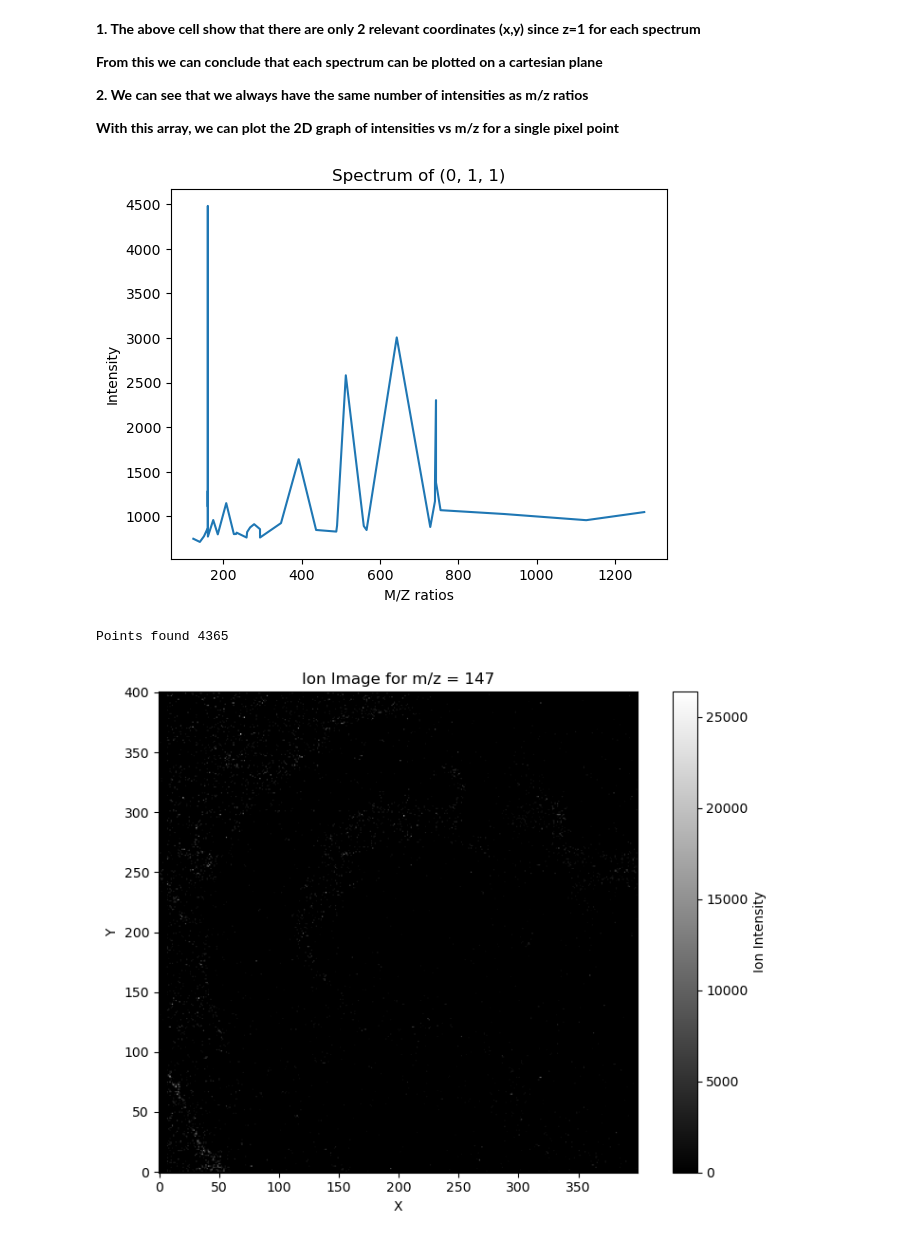
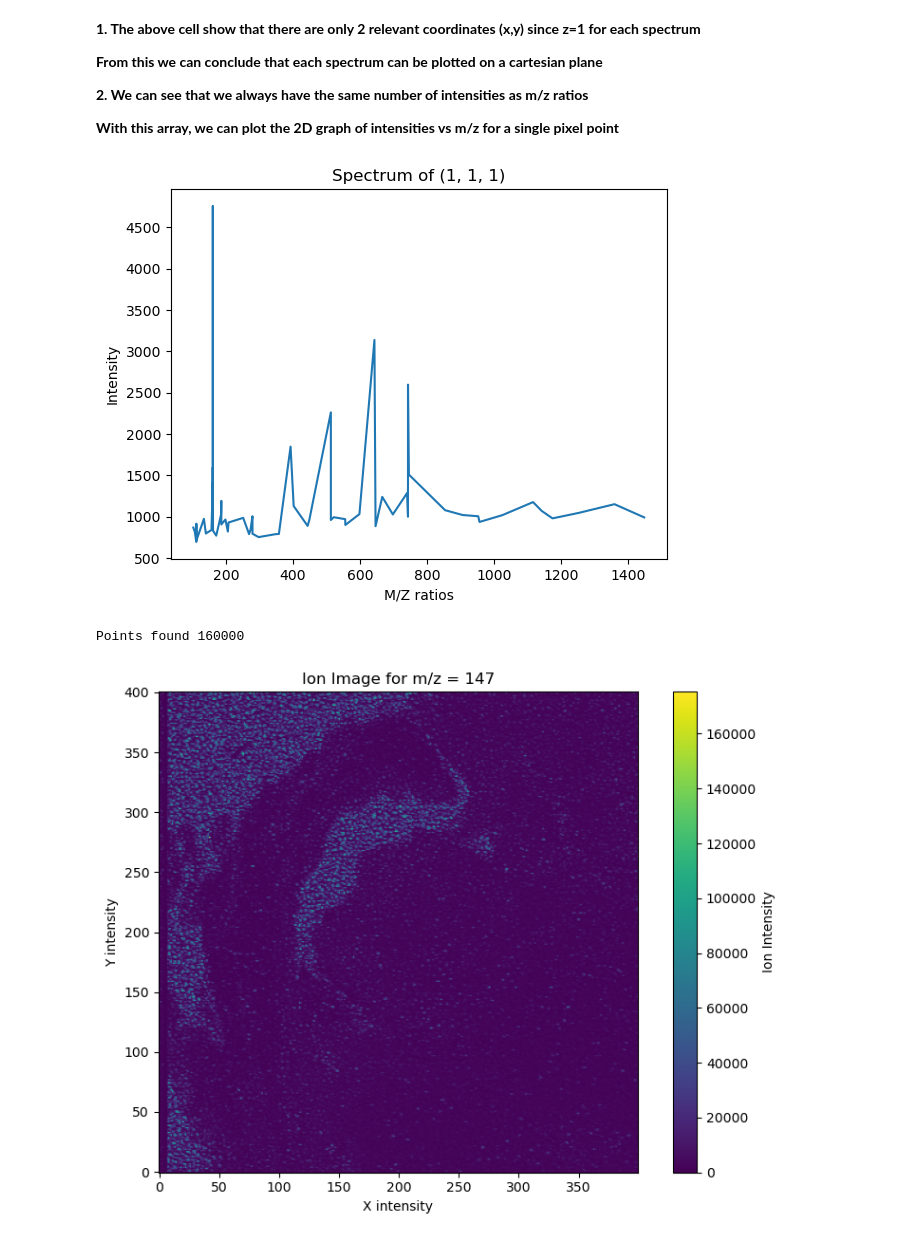
Before and after one commit to Tapiwamaz/HonoursResearch, a Jupyter notebook: Test.ipynb, the cells around one changed output. Drawn from its saved outputs; the diff is of its cells as text; code cells hidden in the pictures.

```diff
--- a/Test.ipynb
+++ b/Test.ipynb
@@ -15,7 +15,7 @@ for idx, (x,y,z) in enumerate(p.coordinates):
 print(f"Total spectra loaded: {len(my_spectra)}")
 
 
-spectrumx = my_spectra[0]
+spectrumx = my_spectra[1]
 for spectrum in my_spectra:
     if spectrum[2][2] != 1 or len(spectrum[0]) != len(spectrum[1]):
         print(f"m/z ratio's:", len(spectrum[0]), "first 5 being", spectrum[0][:5])
@@ -43,49 +43,44 @@ plt.ylabel("Intensity")
 plt.show()
 
 
-
-
 # Choose the m/z you want to plot  and tolerance
 target_mz = 147
-tolerance = 0.01
+tolerance = 100
 
 # Step 1: Get image dimensions
 # all_coords = [coord for _, _, coord in my_spectra]
 # xs, ys, _ = zip(*all_coords)
 # width = max(xs) + 1
 # height = max(ys) + 1
-# print(width,height)
+# print(width, height)
 width = 400
 height = 401
 
 
 # Step 2: Create empty image
 ion_image = np.zeros((height, width))
 
 # Step 3 Fill in the ion image with intensities for target m/z
 times = 0
 for mzs, intensities, (x, y, _) in my_spectra:
     # Get mask of indices where mz is within target window
     mz_mask = (mzs >= target_mz - tolerance) & (mzs <= target_mz + tolerance)
     if np.any(mz_mask):
         times+=1
-        # Sum intensities in that range
         ion_intensity = np.mean(intensities[mz_mask])
         ion_image[y, x] = ion_intensity
 print(f"Points found", times)
 
 # Step 4: Plot the ion image
 plt.figure(figsize=(8, 6))
-plt.imshow(ion_image, cmap='gray', origin='lower')
-# plt.imshow(ion_image, origin='lower')
-
+plt.imshow(ion_image, cmap='viridis', origin='lower')
 plt.colorbar(label='Ion Intensity')
 plt.title(f"Ion Image for m/z = {target_mz}")
 plt.xlabel("X intensity")
 plt.ylabel("Y intensity")
 plt.tight_layout()
 plt.show()
 # %% [output]
-[figure, old version]
+[figure, new version]
-Points found 4365
+Points found 160000
-[figure, old version]
+[figure, new version]
```
Also changed, not shown: parts of 2 cells of this notebook.
